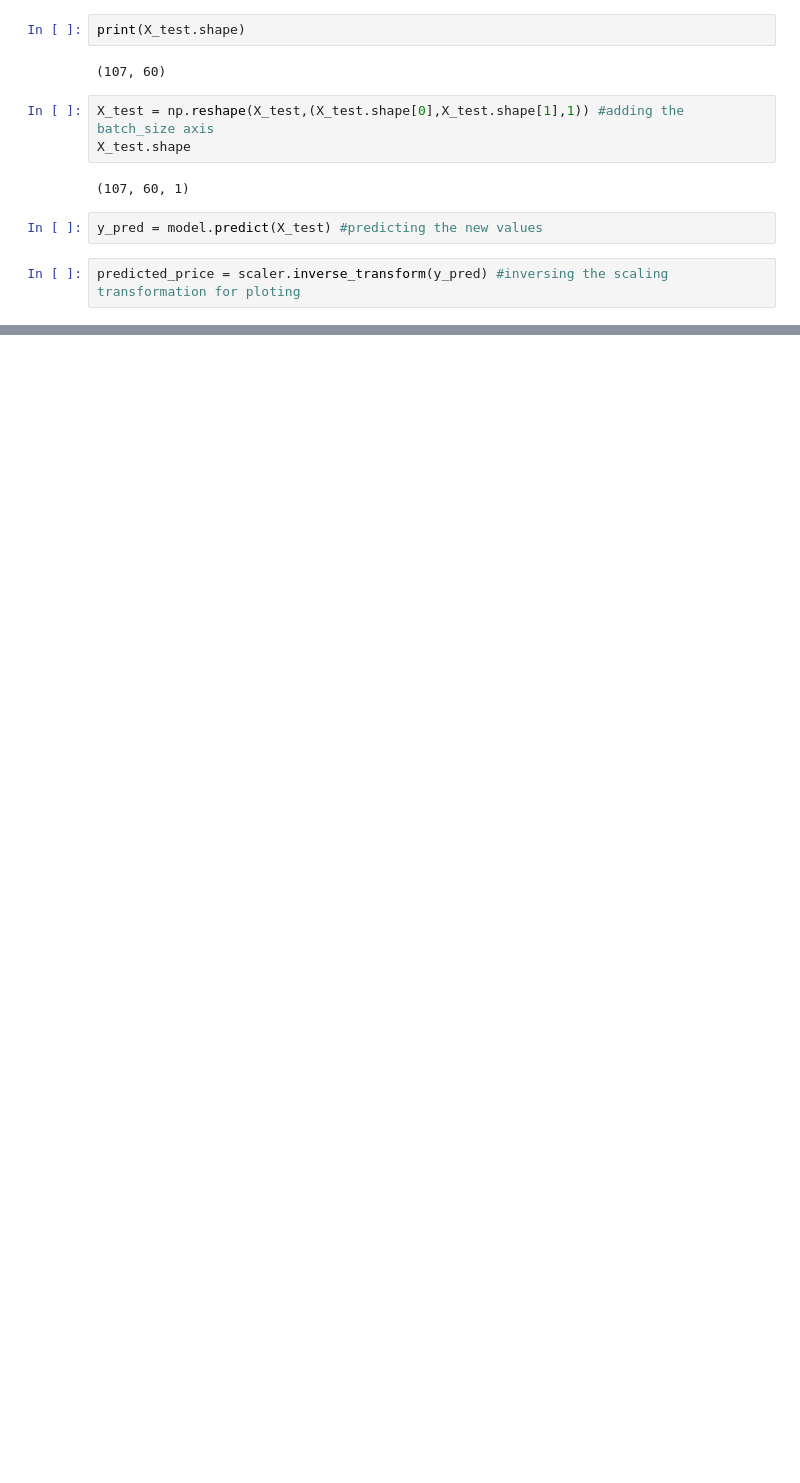
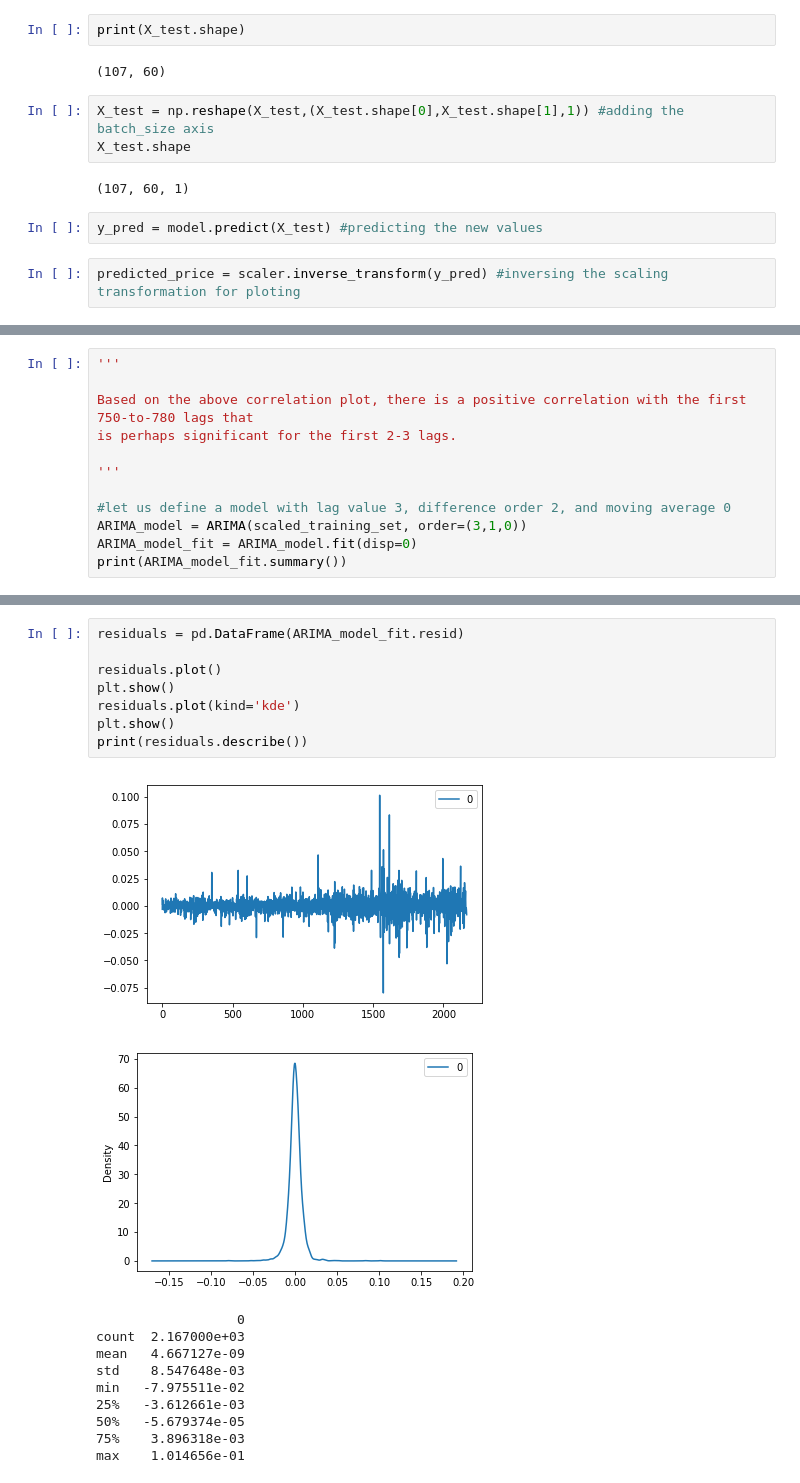
Before and after one commit to vchrombie/shuri, a Jupyter notebook: stock-price-prediction.ipynb, the cells around one changed output, grey strips where cells are left out. Cells and saved outputs as stored; diff of their text form; blank space fills up the shorter version.

```diff
--- a/stock-price-prediction.ipynb
+++ b/stock-price-prediction.ipynb
@@ -442,0 +432,12 @@ plt.show()
+# %%
+'''
+
+Based on the above correlation plot, there is a positive correlation with the first 750-to-780 lags that
+is perhaps significant for the first 2-3 lags.
+
+'''
+
+#let us define a model with lag value 3, difference order 2, and moving average 0
+ARIMA_model = ARIMA(scaled_training_set, order=(3,1,0))
+ARIMA_model_fit = ARIMA_model.fit(disp=0)
+print(ARIMA_model_fit.summary())
@@ -442,0 +462,20 @@ plt.show()
+# %%
+residuals = pd.DataFrame(ARIMA_model_fit.resid)
+
+residuals.plot()
+plt.show()
+residuals.plot(kind='kde')
+plt.show()
+print(residuals.describe())
+# %% [output]
+[figure, added]
+[figure, added]
+                  0
+count  2.167000e+03
+mean   4.667127e-09
+std    8.547648e-03
+min   -7.975511e-02
+25%   -3.612661e-03
+50%   -5.679374e-05
+75%    3.896318e-03
+max    1.014656e-01
```
Also changed, not shown: parts of 15 cells of this notebook.
